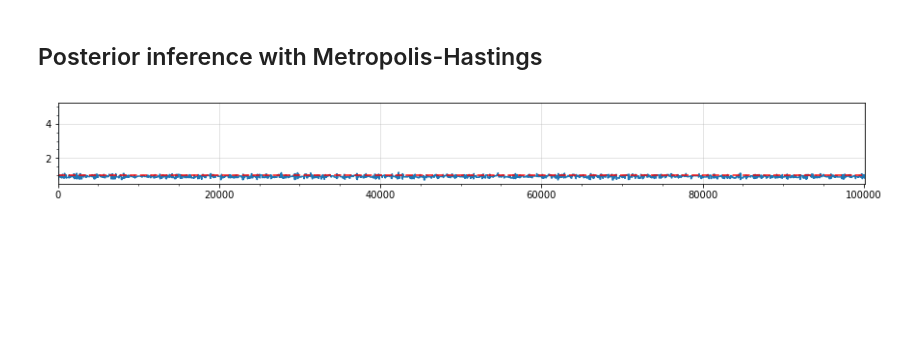
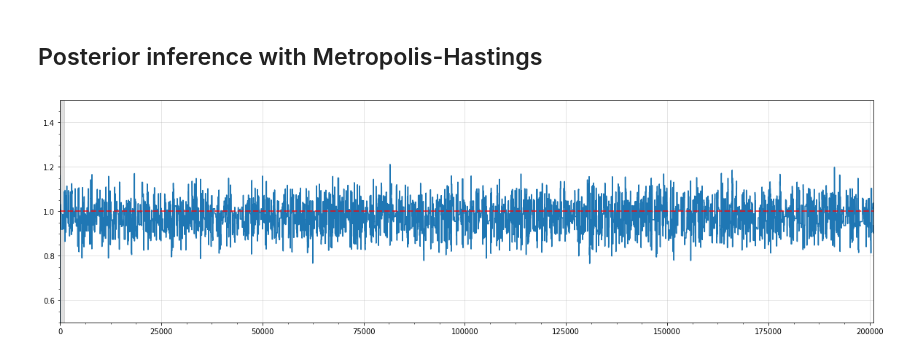
Before and after one commit to montefiore-institute/hypothesis, a Jupyter notebook: examples/metropolis-hastings.ipynb, the cells around one changed output. Saved outputs shown, nothing was run; the diff lists cells and outputs as text; code cells hidden in the pictures; blank space fills up the shorter version.

Commit message:
Add traceplot functionality

```diff
--- a/examples/metropolis-hastings.ipynb
+++ b/examples/metropolis-hastings.ipynb
@@ -43,8 +43,8 @@ theta_0 = torch.tensor(5).float()
 result = sampler.infer(
     observations,
     theta_0=theta_0,
-    samples=100000,
-    burnin_steps=100)
+    samples=200000,
+    burnin_steps=1000)
 # %%
 from hypothesis.visualization.mcmc import traceplot
 from hypothesis.visualization.mcmc import autocorrelation
@@ -101,7 +51,8 @@ def traceplot(result, **kwargs):
 # %%
-fig, axes = traceplot(result, truth=theta_true, aspect=10, show_burnin=True)
-fig.set_figheight(15)
-fig.set_figwidth(15)
+fig, axes = traceplot(result, truth=theta_true, aspect=4, show_burnin=True)
+fig.set_figheight(20)
+fig.set_figwidth(20)
+plt.ylim([.5, 1.5])
 plt.show()
 # %% [output]
-[figure, old version]
+[figure, new version]
```
Also changed, not shown: parts of 2 cells of this notebook, 1 other file.
